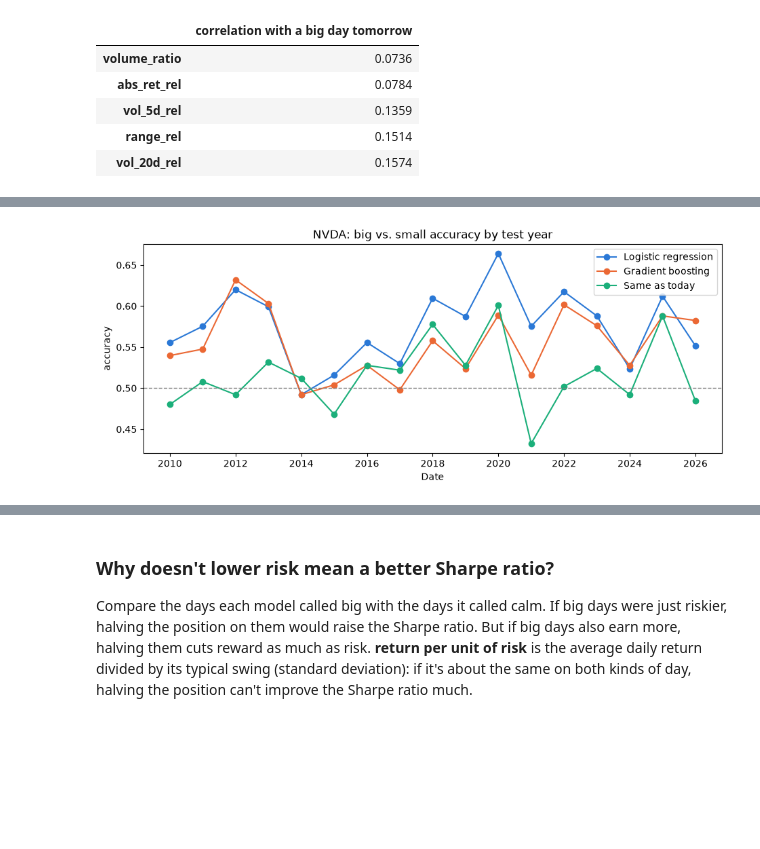
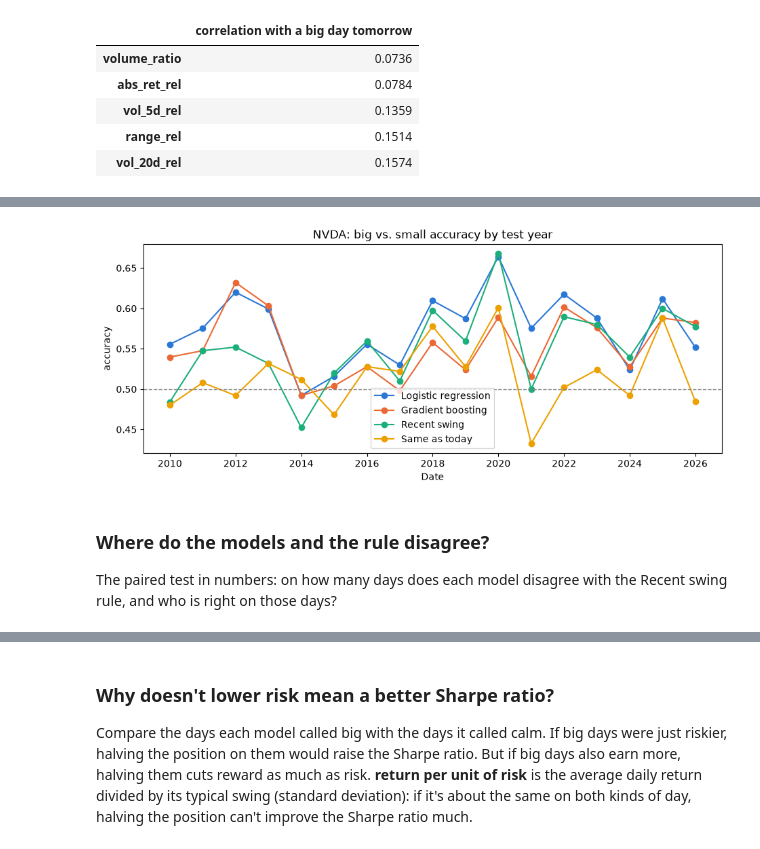
Before and after one commit to pranaysharma13/stock-movement-predictor, a Jupyter notebook: reports/NVDA.ipynb, the cells around one changed output, grey strips where cells are left out. Cells and saved outputs as stored; diff of their text form; code cells hidden in the pictures; blank space fills up the shorter version.

```diff
--- a/reports/NVDA.ipynb
+++ b/reports/NVDA.ipynb
@@ -429,8 +437,12 @@ Test period: 2010-01-04 to 2026-10-09 (4,218 days)
 # %%
 by_year = accuracy_by_year(vol_preds, vol_test["target"])
-ax = by_year[list(vol_model_preds) + ["Same as today"]].plot(marker="o", title=f"{TICKER}: big vs. small accuracy by test year")
+ax = by_year[list(vol_model_preds) + ["Recent swing", "Same as today"]].plot(marker="o", title=f"{TICKER}: big vs. small accuracy by test year")
 ax.axhline(0.5, color="grey", linestyle="--", linewidth=1)
 ax.set_ylabel("accuracy")
 plt.show()
 # %% [output]
-[figure, old version]
+[figure, new version]
+# %% [markdown]
+### Where do the models and the rule disagree?
+
+The paired test in numbers: on how many days does each model disagree with the Recent swing rule, and who is right on those days?
```
Also changed, not shown: parts of 15 cells of this notebook, 8 other files.
